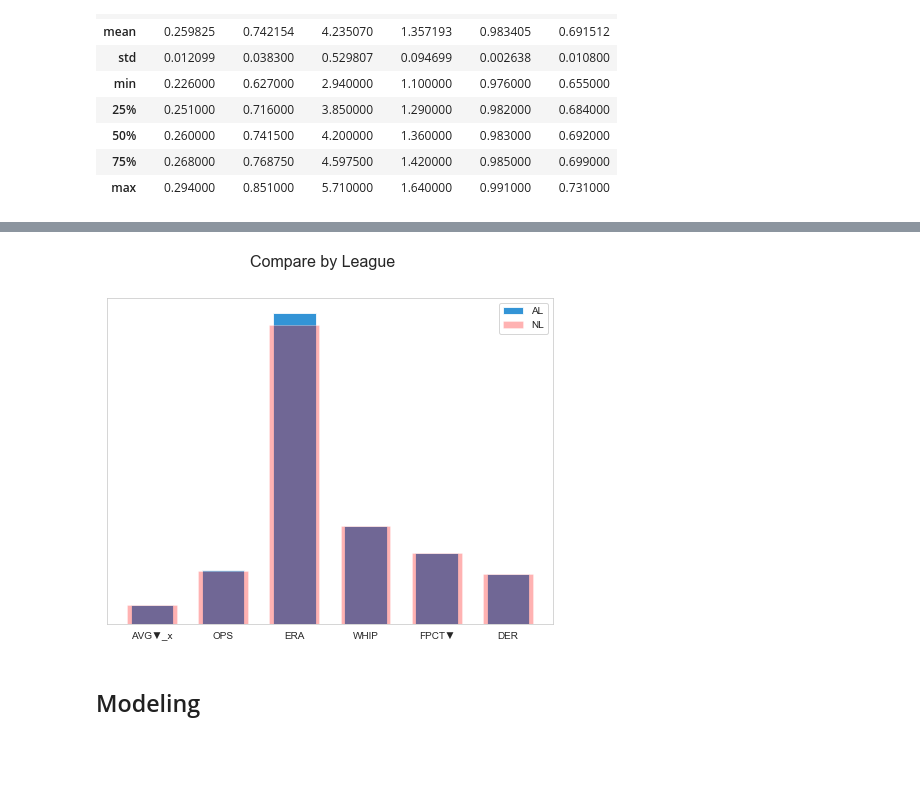
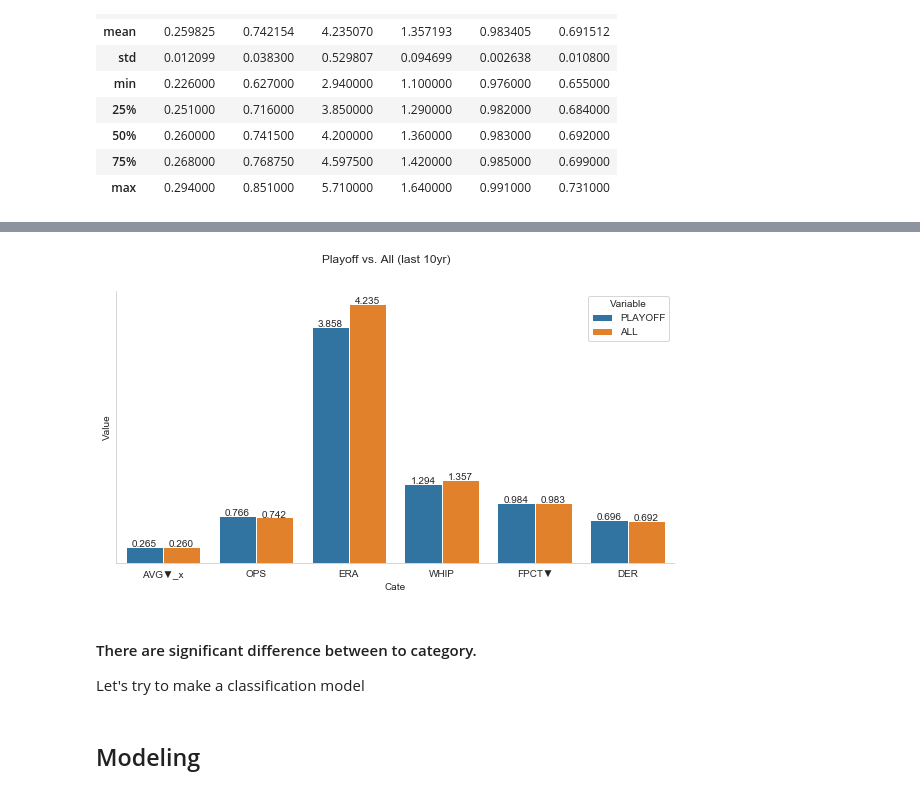
Before and after one commit to Teosoft7/predict_mlb, a Jupyter notebook: predict_MLB.ipynb, the cells around one changed output, grey strips where cells are left out. Saved outputs shown, nothing was run; the diff lists cells and outputs as text; code cells hidden in the pictures; blank space fills up the shorter version.

Commit message:
add pipeline and make a data set file

```diff
--- a/predict_MLB.ipynb
+++ b/predict_MLB.ipynb
@@ -261,36 +235,37 @@ plt.show()
+# %%
+# get average stat for Playoff qualifiers to list
+playoff = df.loc[df['Playoff'] == 1, features].mean()
+# %%
+# get average stat for All teams to list
+all = df.loc[:, features].mean()
+# %%
+# make a DataFrame with playoff and all
+feature_df = pd.DataFrame(zip(features,playoff,all), columns=['CATE','PLAYOFF', 'ALL'])
 # %%
-# Draw a chart with matplotlib
-fig, ax = plt.subplots(figsize=(8, 6))
-
-ax.bar(features,
-       df.loc[df['League'] == 'AL', features].mean(),
-       color='#007acc',
-       alpha=.8,
-       width=.6,
-       label='AL')
-
-ax.bar(features,
-       df.loc[df['League'] == 'NL', features].mean(),
-       color='red',
-       alpha=.3,
-       width=.7,
-       label='NL')
+fig, ax = plt.subplots(figsize=(10, 5))
+graph_df = feature_df.melt(id_vars='CATE').rename(columns=str.title)
+sns.barplot(x='Cate', y='Value', hue='Variable', data=graph_df, ax=ax)
+sns.despine(fig)
 
 ax.grid(False)
 ax.set_yticks([])
 
-fig.suptitle("Compare by League", fontsize=16)
+fig.suptitle('Playoff vs. All (last 10yr)')
 
-# for rect in ax.patches:
-#     y_value = rect.get_height()
-#     x_value = rect.get_x() + rect.get_width() / 2
+for rect in ax.patches:
+    y_value = rect.get_height()
+    x_value = rect.get_x() + rect.get_width() / 2
 
-#     label = '{:.3f}'.format(y_value)
-#     plt.annotate(label, (x_value, y_value), ha='center' )
-plt.legend()
+    label = '{:.3f}'.format(y_value)
+    plt.annotate(label, (x_value, y_value), ha='center', fontsize=10)
+
 plt.show()
 # %% [output]
-[figure, old version]
+[figure, new version]
+# %% [markdown]
+#### There are significant difference between to category.
+
+Let's try to make a classification model
 # %% [markdown]
 ## Modeling
 # %% [markdown]
```
Also changed, not shown: parts of 56 cells of this notebook, 1 other file.
